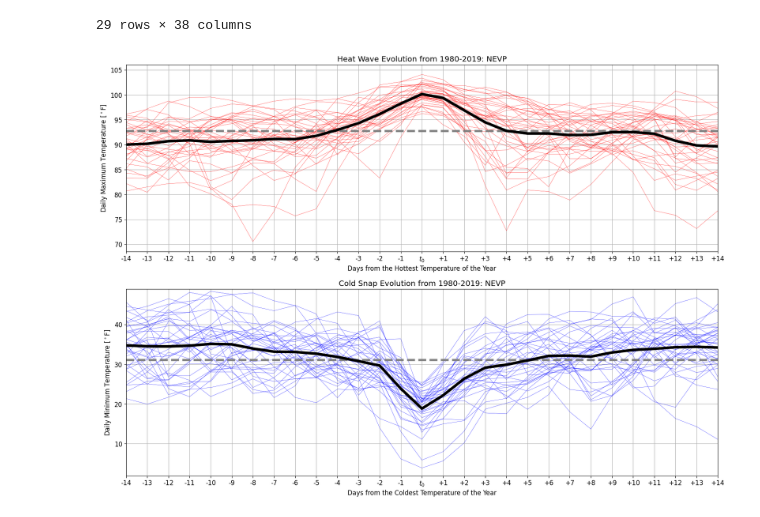
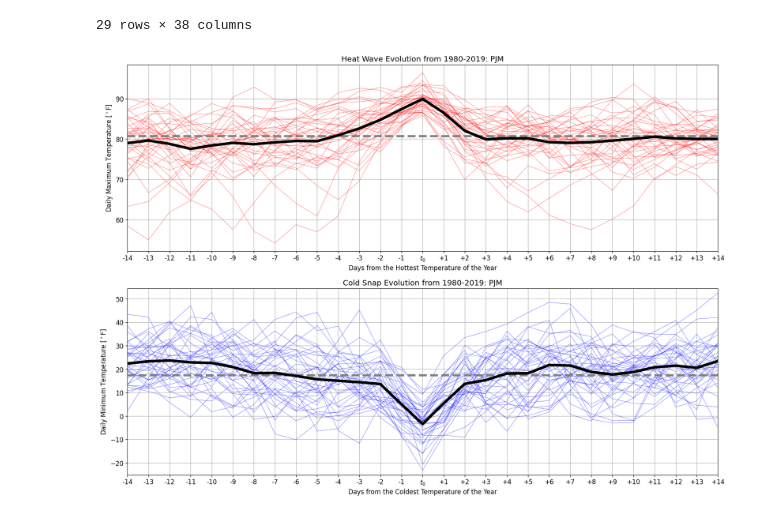
Before and after one commit to IMMM-SFA/exp_group_b, a Jupyter notebook: analyses/notebooks/heat_wave_cold_snap_duration.ipynb, the cells around one changed output. Saved outputs shown, nothing was run; the diff lists cells and outputs as text; code cells hidden in the pictures.

```diff
--- a/analyses/notebooks/heat_wave_cold_snap_duration.ipynb
+++ b/analyses/notebooks/heat_wave_cold_snap_duration.ipynb
@@ -16,7 +16,8 @@ from datetime import timedelta
 ## Set the Directory Structure
 # %%
 # Identify the data input and output directories:
-data_input_dir =  '/Users/burl878/Documents/IMMM/Data/TELL/Production_Runs/tell_data/wrf_to_tell_data/historic/'
+#data_input_dir =  '/Users/burl878/Documents/IMMM/Data/TELL/Production_Runs/tell_data/wrf_to_tell_data/historic/'
+data_input_dir =  '/Volumes/LaCie/Big_Data/wrf_to_tell/wrf_tell_bas_output/historic/'
 image_output_dir =  '/Users/burl878/Documents/IMMM/Images/TELL/Analysis/Heat_Wave_Cold_Snap_Duration/'
 # %% [markdown]
 ## Process the Historical Daily Minimum and Maximum Temperature Time Series
@@ -36,7 +37,7 @@ def process_daily_min_max_time_series(data_input_dir: str, ba_to_process: str):
         met_df.index = pd.to_datetime(met_df['Time_UTC'])
 
         # Replace zero Kelvin temperature values with NaN:
-        met_df['T2'].replace(0, np.nan, inplace=True)
+        #met_df['T2'].replace(0, np.nan, inplace=True)
 
         # Convert the temperature from Kelvin to Fahrenheit:
         met_df['T2'] = (1.8 * (met_df['T2'] - 273)) + 32
@@ -170,9 +171,9 @@ def plot_daily_min_max_time_series(ba_to_plot: str, image_output_dir: str, image
        filename = (ba_to_plot + '_Heat_Wave_Cold_Snap_Duration.png')
        plt.savefig(os.path.join(image_output_dir, filename), dpi=image_resolution, bbox_inches='tight', facecolor='white')
 # %%
-plot_daily_min_max_time_series(ba_to_plot = 'NEVP',
+plot_daily_min_max_time_series(ba_to_plot = 'PJM',
                                image_output_dir = image_output_dir,
                                image_resolution = 300,
-                               save_images = True)
+                               save_images = False)
 # %% [output]
-[figure, old version]
+[figure, new version]
```
